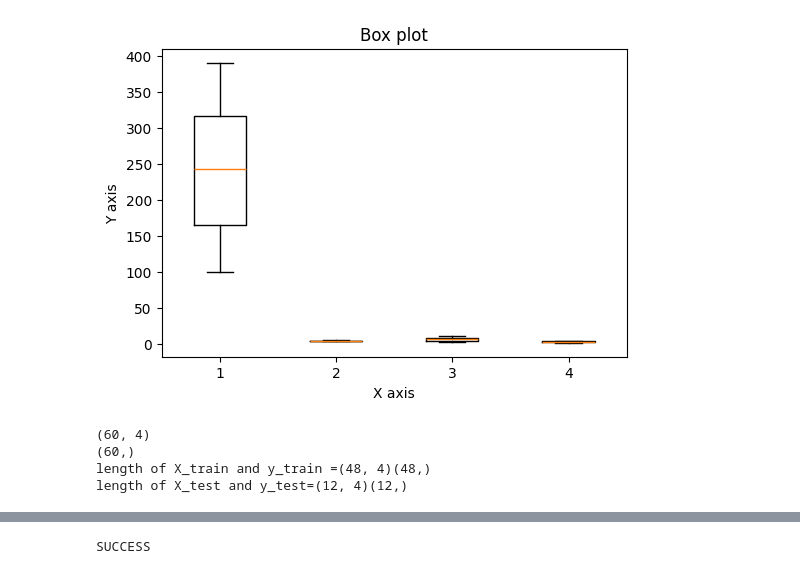
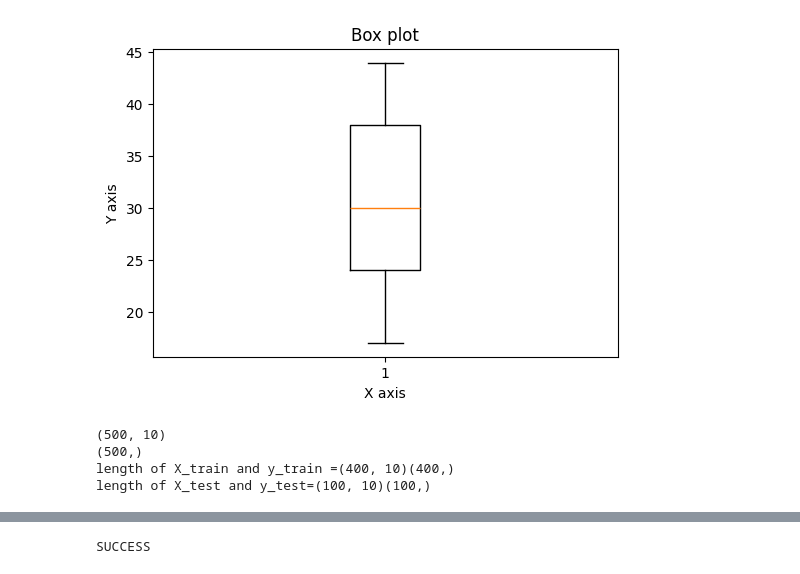
Before and after one commit to sumitrijal1/ai, a Jupyter notebook: lab1.ipynb, the cells around one changed output, grey strips where cells are left out. Drawn from its saved outputs; the diff is of its cells as text; code cells hidden in the pictures.

```diff
--- a/lab1.ipynb
+++ b/lab1.ipynb
@@ -3,6 +3,6 @@ import pandas as pd
 import numpy as np
 import matplotlib.pyplot as plt
 # %%
-df=pd.read_csv('books.csv')
+df=pd.read_csv('course.csv')
 print(df.head())
 # %% [output]
@@ -29,12 +43,13 @@ plt.show()
 # %%
 plt.figure(figsize=(6,4))
-plt.boxplot(x=df.drop(columns=['Genre']));
+plt.boxplot(df.drop(columns=['RecommendedCourse']).select_dtypes(include=[np.number]));
 plt.xlabel("X axis")
 plt.ylabel("Y axis")
 plt.title("Box plot")
 plt.savefig("boxplot.svg",format="svg")
 plt.show()
+#here it is showing boxlot only of numeric columns and it is dropping the non numeric columns from the dataset
 # %% [output]
-[figure, old version]
+[figure, new version]
 # %%
 #split into x and y
@@ -46,8 +61,8 @@ y=df["Genre"]
 # %%
 #split into training and testing set
 from sklearn.model_selection import train_test_split
-X= df.drop(columns=['Genre'])
-y=df['Genre']
+X= df.drop(columns=['RecommendedCourse'])
+y=df['RecommendedCourse']
 print(X.shape)
 print(y.shape)
 X_train,X_test,y_train,y_test = train_test_split(X,y,test_size = 0.2,random_state=123)
@@ -55,10 +70,10 @@ X_train,X_test,y_train,y_test = train_test_split(X,y,test_size = 0.2,random_stat
 print(f'length of X_train and y_train ={X_train.shape}{y_train.shape}')
 print(f"length of X_test and y_test={X_test.shape}{y_test.shape}")
 # %% [output]
-(60, 4)
-(60,)
-length of X_train and y_train =(48, 4)(48,)
-length of X_test and y_test=(12, 4)(12,)
+(500, 10)
+(500,)
+length of X_train and y_train =(400, 10)(400,)
+length of X_test and y_test=(100, 10)(100,)
 # %%
 from sklearn.neighbors import KNeighborsClassifier
 from sklearn.metrics import accuracy_score , classification_report
```
Also changed, not shown: parts of 10 cells of this notebook, 11 other files.
